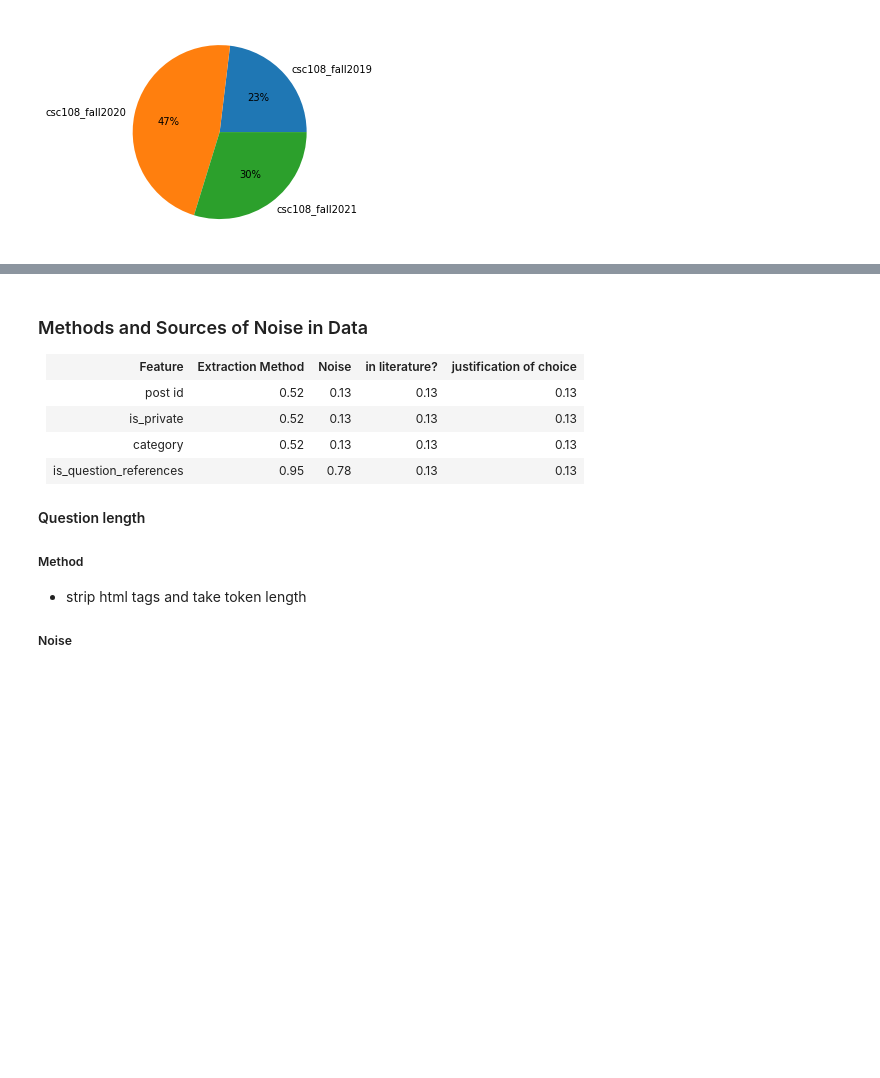
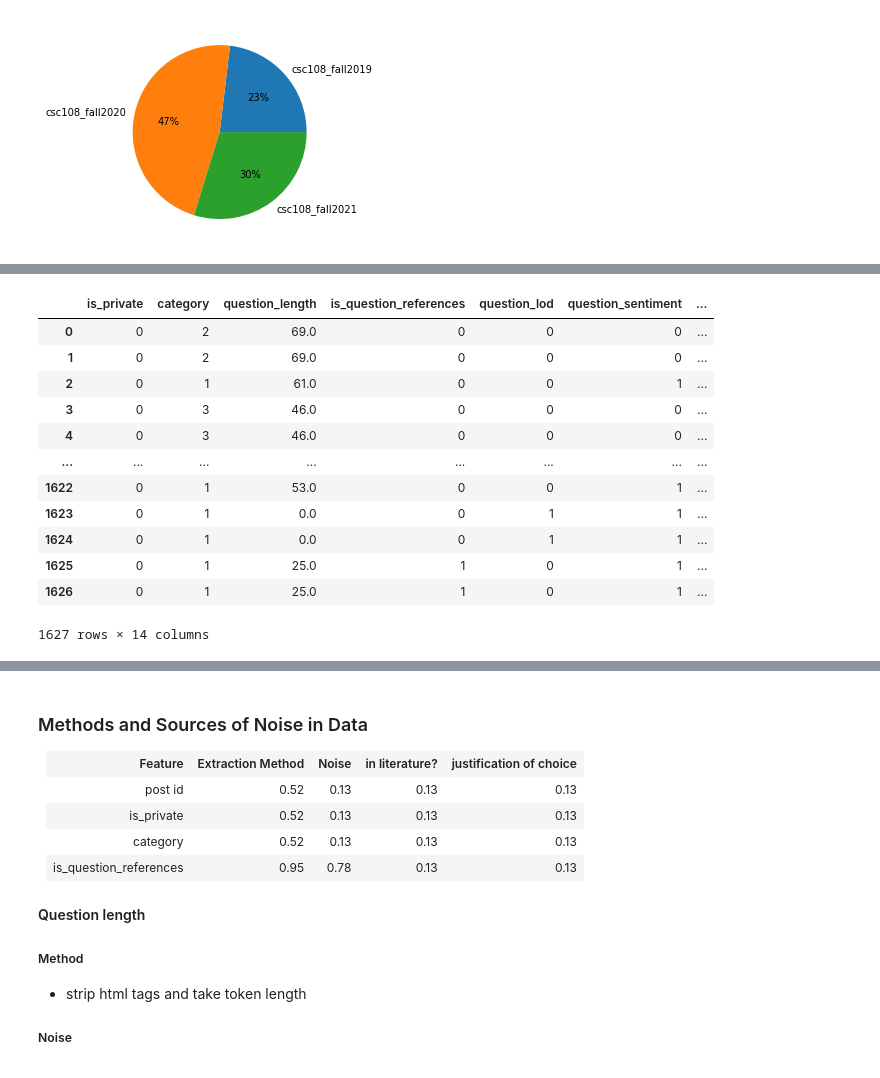
Before and after one commit to PiazzaBot/HelpfulResponses, a Jupyter notebook: data_processing.ipynb, the cells around one changed output, grey strips where cells are left out. Saved outputs shown, nothing was run; the diff lists cells and outputs as text; code cells hidden in the pictures; blank space fills up the shorter version.

```diff
--- a/data_processing.ipynb
+++ b/data_processing.ipynb
@@ -697,3 +682,35 @@ test = test.drop(labels=["post_id", "student_poster_id", "answerer_id"], axis=1)
 train.to_csv('datasets/train.csv', index=False)
 val.to_csv('datasets/val.csv', index=False)
 test.to_csv('datasets/test.csv', index=False)
+# %%
+train = pd.read_csv('datasets/train.csv')
+val = pd.read_csv('datasets/val.csv')
+test = pd.read_csv('datasets/test.csv')
+
+datasets = [train, val, test]
+
+for d in datasets:
+    for f in d.keys():
+        if f not in continuous_features:
+            d[f] = d[f].astype(int)
+
+
+train.to_csv('datasets/train.csv', index=False)
+val.to_csv('datasets/val.csv', index=False)
+test.to_csv('datasets/test.csv', index=False)
+# %%
+val
+# %% [output]
+|  | is_private | category | question_length | is_question_references | question_lod | question_sentiment | ... |
+| 0 | 0 | 2 | 69.0 | 0 | 0 | 0 | ... |
+| 1 | 0 | 2 | 69.0 | 0 | 0 | 0 | ... |
+| 2 | 0 | 1 | 61.0 | 0 | 0 | 1 | ... |
+| 3 | 0 | 3 | 46.0 | 0 | 0 | 0 | ... |
+| 4 | 0 | 3 | 46.0 | 0 | 0 | 0 | ... |
+| ... | ... | ... | ... | ... | ... | ... | ... |
+| 1622 | 0 | 1 | 53.0 | 0 | 0 | 1 | ... |
+| 1623 | 0 | 1 | 0.0 | 0 | 1 | 1 | ... |
+| 1624 | 0 | 1 | 0.0 | 0 | 1 | 1 | ... |
+| 1625 | 0 | 1 | 25.0 | 1 | 0 | 1 | ... |
+| 1626 | 0 | 1 | 25.0 | 1 | 0 | 1 | ... |
+1627 rows × 14 columns
```
Also changed, not shown: parts of 6 cells of this notebook, 2 other files.
